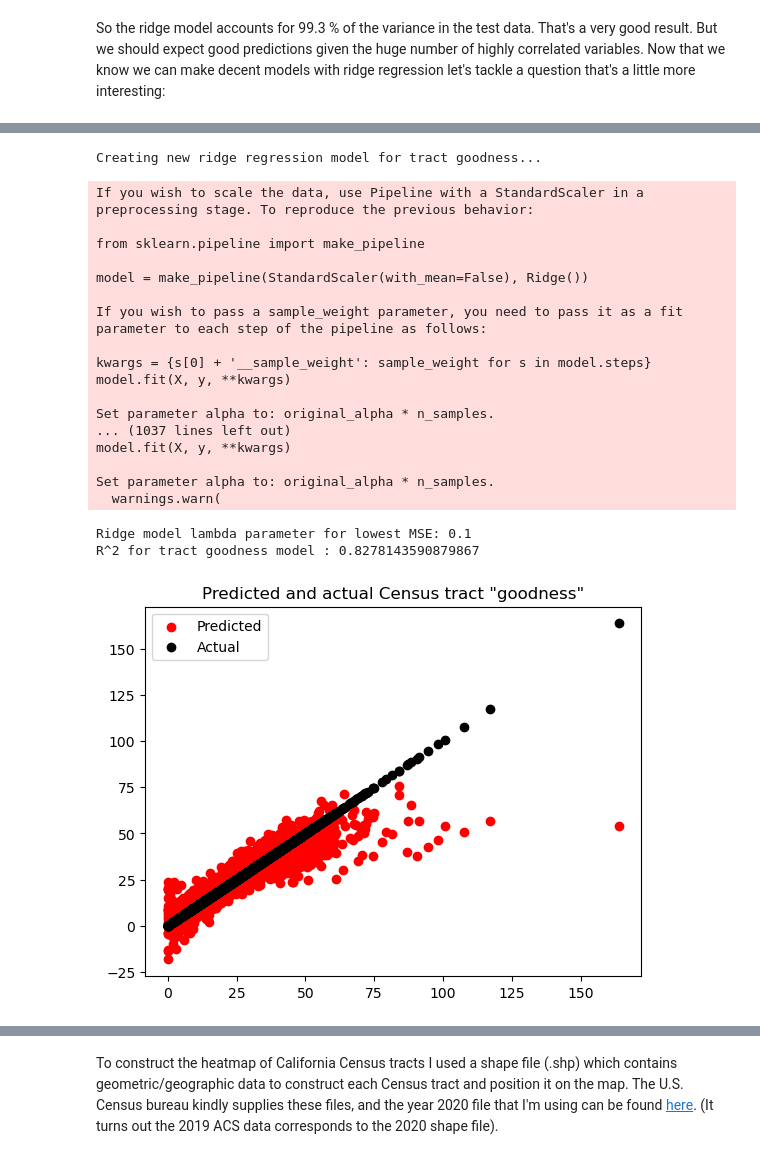
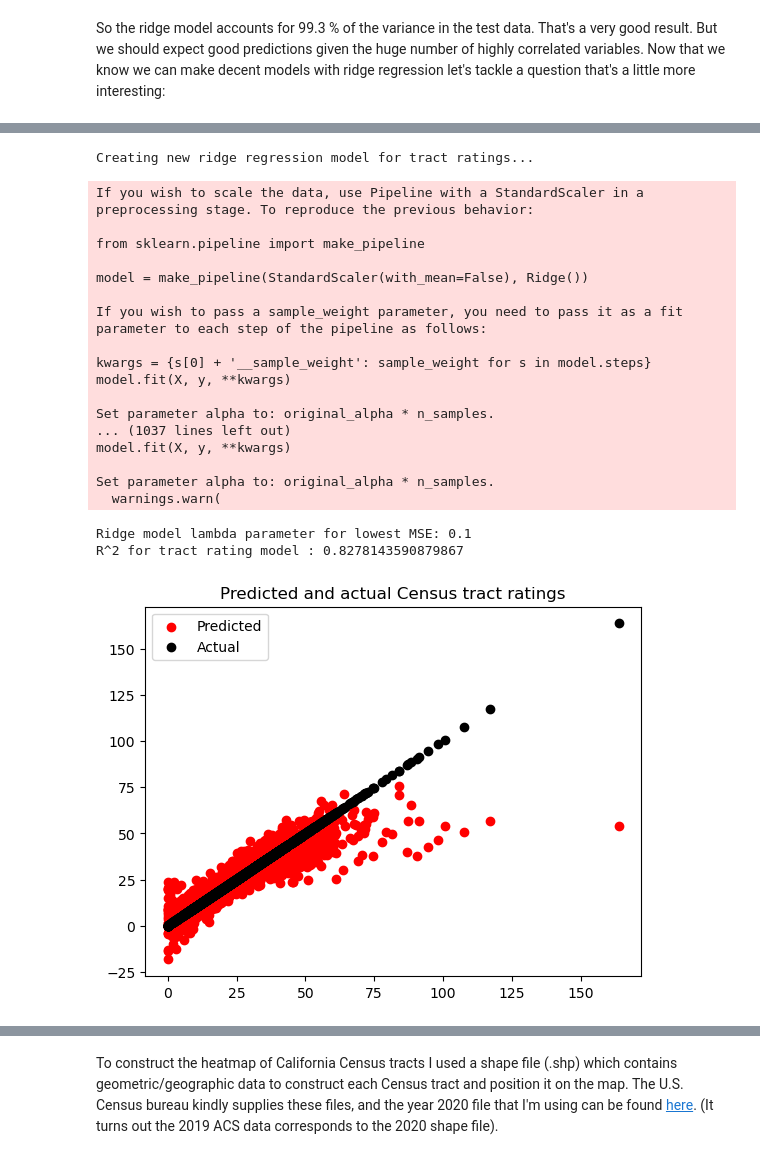
Before and after one commit to Edmund-Dale/public_projects, a Jupyter notebook: best_CA_neighborhoods/best_CA_neighborhoods.ipynb, the cells around one changed output, grey strips where cells are left out. Saved outputs shown, nothing was run; the diff lists cells and outputs as text; code cells hidden in the pictures.

Commit message:
cleaned up and updated the project files and added some new plots.

```diff
--- a/best_CA_neighborhoods/best_CA_neighborhoods.ipynb
+++ b/best_CA_neighborhoods/best_CA_neighborhoods.ipynb
@@ -553,42 +570,42 @@ X_tg_column_names = list(set(acs_imp_df.columns) - set(['B23025_002E', 'B01003_0
 X_tg = acs_imp_df[X_tg_column_names]
 # Randomly sample 80% of data in acs_df for training/validation and save the other 20% for testing later.
 X_tg_train, X_tg_test, y_tg_train, y_tg_test = train_test_split(X_tg, y_tg, test_size = 0.2, random_state = 200)
-print('Creating new ridge regression model for tract goodness...')
+print('Creating new ridge regression model for tract ratings...')
 ridge_model_tg = acs_ridge_regression(X_tg_train, y_tg_train)
 #Generate predictions for each census tract in the test data set:
 y_pred_tg = ridge_model_tg.predict(X_tg_test)
 # Let's look at the coefficient of determination (R^2) for this ridge model:
 ridge_score_tg = ridge_model_tg.score(X_tg_test, y_tg_test)
-print("R^2 for tract goodness model : {}".format(ridge_score_tg))
+print("R^2 for tract rating model : {}".format(ridge_score_tg))
 
 # let's also create a plot to show predicted versus actual tract goodness:
 y_tg_pred_all = ridge_model_tg.predict(X_tg) # predict median income for all X values using the ridge model.
 
 plt.scatter(y_tg, y_tg_pred_all, color = 'red', label = 'Predicted')
 plt.scatter(y_tg , y_tg, color = 'black', label = 'Actual')
-plt.title('Predicted and actual Census tract "goodness"')
+plt.title('Predicted and actual Census tract ratings')
 plt.legend()
 plt.show()
 # %% [output]
-Creating new ridge regression model for tract goodness...
+Creating new ridge regression model for tract ratings...
 If you wish to scale the data, use Pipeline with a StandardScaler in a preprocessing stage. To reproduce the previous behavior:
 
 from sklearn.pipeline import make_pipeline
 
 model = make_pipeline(StandardScaler(with_mean=False), Ridge())
 
 If you wish to pass a sample_weight parameter, you need to pass it as a fit parameter to each step of the pipeline as follows:
 
 kwargs = {s[0] + '__sample_weight': sample_weight for s in model.steps}
 model.fit(X, y, **kwargs)
 
 Set parameter alpha to: original_alpha * n_samples.
 ... (1037 lines left out)
 model.fit(X, y, **kwargs)
 
 Set parameter alpha to: original_alpha * n_samples.
   warnings.warn(
 Ridge model lambda parameter for lowest MSE: 0.1
-R^2 for tract goodness model : 0.8278143590879867
+R^2 for tract rating model : 0.8278143590879867
-[figure, old version]
+[figure, new version]
 # %% [markdown]
```
Also changed, not shown: parts of 22 cells of this notebook.
